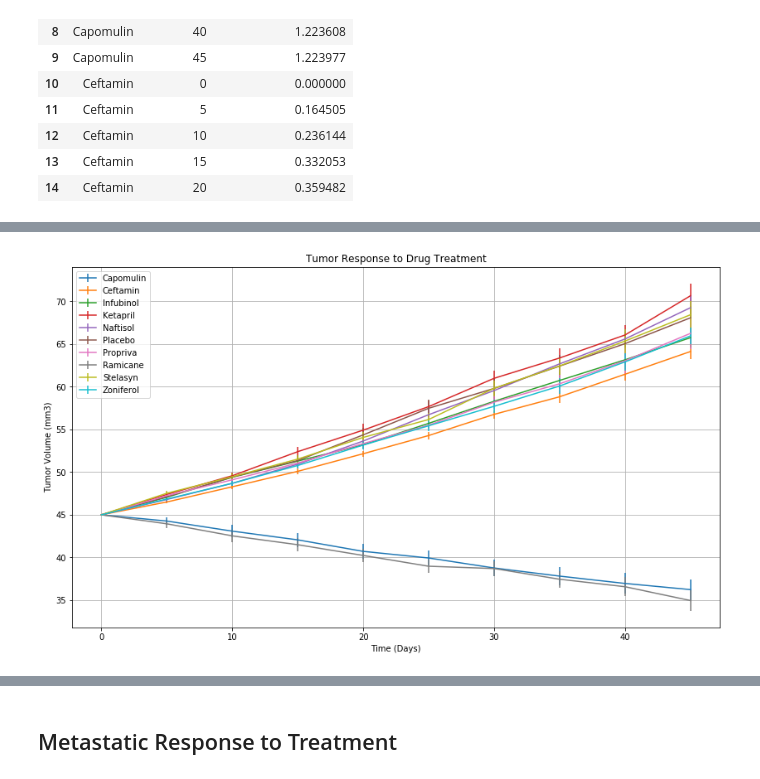
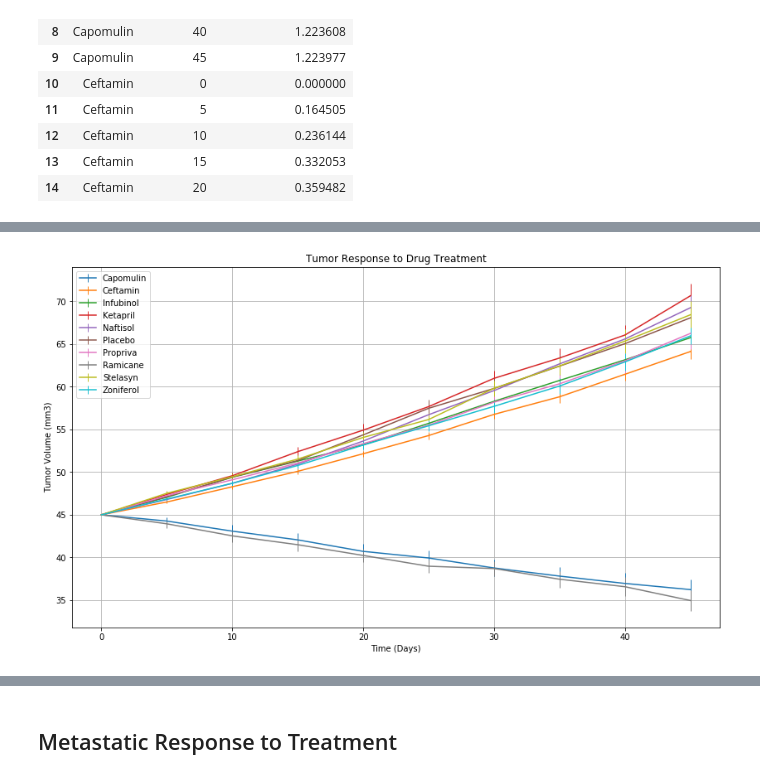
Before and after one commit to tsakurai42/data-analytics-homework, a Jupyter notebook: Assignment-5-matplotlib/Pymaceuticals/pymaceuticals_starter.ipynb, the cells around one changed output, grey strips where cells are left out. Drawn from its saved outputs; the diff is of its cells as text; code cells hidden in the pictures.

```diff
--- a/Assignment-5-matplotlib/Pymaceuticals/pymaceuticals_starter.ipynb
+++ b/Assignment-5-matplotlib/Pymaceuticals/pymaceuticals_starter.ipynb
@@ -161,25 +127,25 @@ merged_drug_timepoint_mean_reformat_df.head(10)
 # %%
 # Generate the Plot (with Error Bars)
 
 druglist = ["Capomulin","Ceftamin","Infubinol","Ketapril","Naftisol","Placebo","Propriva","Ramicane","Stelasyn","Zoniferol"]
 plt.figure(figsize=(14,8))
 
 for _ in druglist:
     plt.errorbar(merged_drug_timepoint_mean_reformat_df.index,merged_drug_timepoint_mean_reformat_df[_],
-             yerr=merged_drug_timepoint_sem_reformat_df[_])
+             yerr=merged_drug_timepoint_sem_reformat_df[_],elinewidth=1)
 
 plt.title("Tumor Response to Drug Treatment")
 plt.xlabel("Time (Days)")
 plt.ylabel("Tumor Volume (mm3)")
 plt.grid()
 plt.legend(loc="Best")
 #i think it looks better without the point markers, especially with 10 lines. it's hard enough to see as it is with all the
 #    error bars and stuff overlapping :()
 # Save the Figure
 plt.savefig("Tumor_response.png")
 plt.show()
 # %% [output]
-[figure, old version]
+[figure, new version]
 # %%
 # Show the Figure
 plt.show()
```
Also changed, not shown: parts of 17 cells of this notebook, 12 other files.
